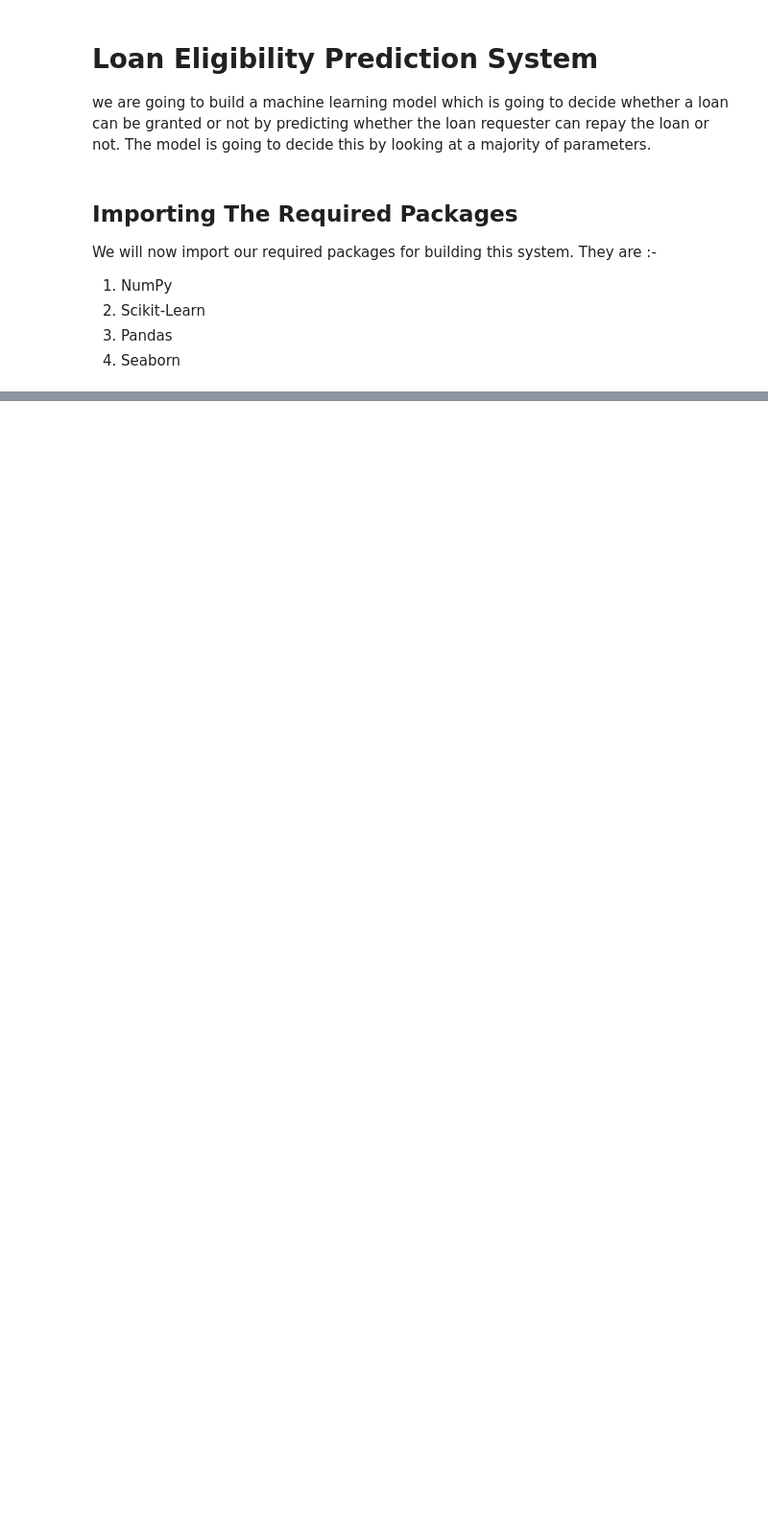
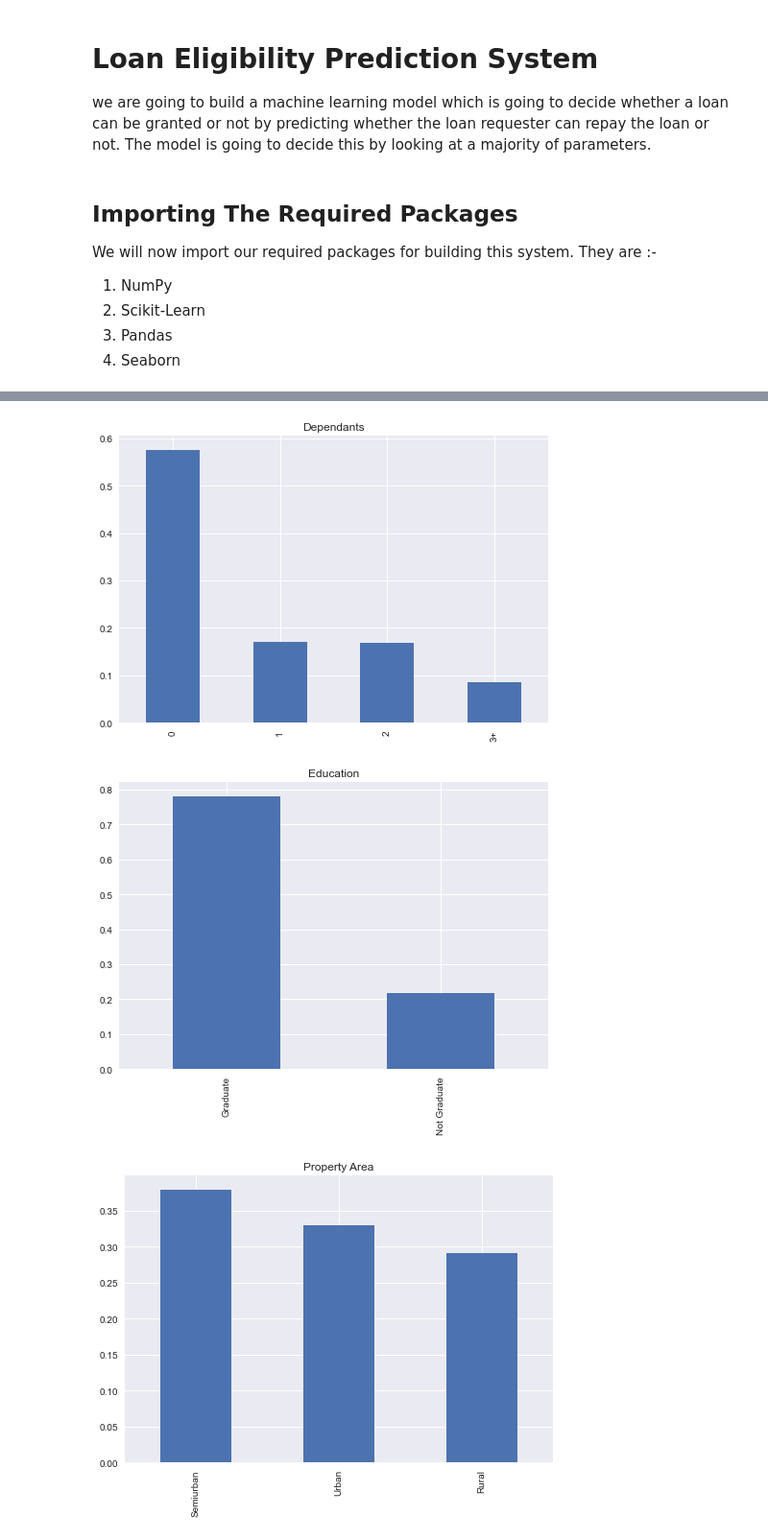
Before and after one commit to hsiraaH/loan-eligibility-prediction, a Jupyter notebook: main.ipynb, the cells around one changed output, grey strips where cells are left out. Shown at 96% size. Cells and saved outputs as stored; diff of their text form; code cells hidden in the pictures; blank space fills up the shorter version.

```diff
--- a/main.ipynb
+++ b/main.ipynb
@@ -39,0 +110,10 @@ The dataset contains the following features :-
+# %%
+train['Dependents'].value_counts(normalize=True).plot.bar(title='Dependants')
+plt.show()
+train['Education'].value_counts(normalize=True).plot.bar(title='Education')
+plt.show()
+train['Property_Area'].value_counts(normalize=True).plot.bar(title='Property Area');
+# %% [output]
+[figure, added]
+[figure, added]
+[figure, added]
```
Also changed, not shown: parts of 35 cells of this notebook.
